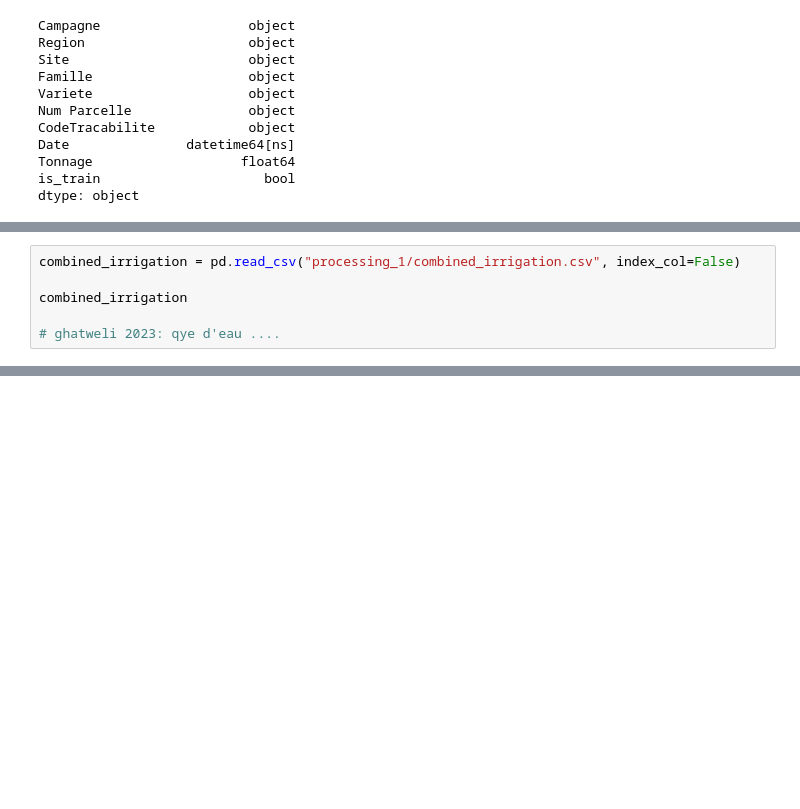
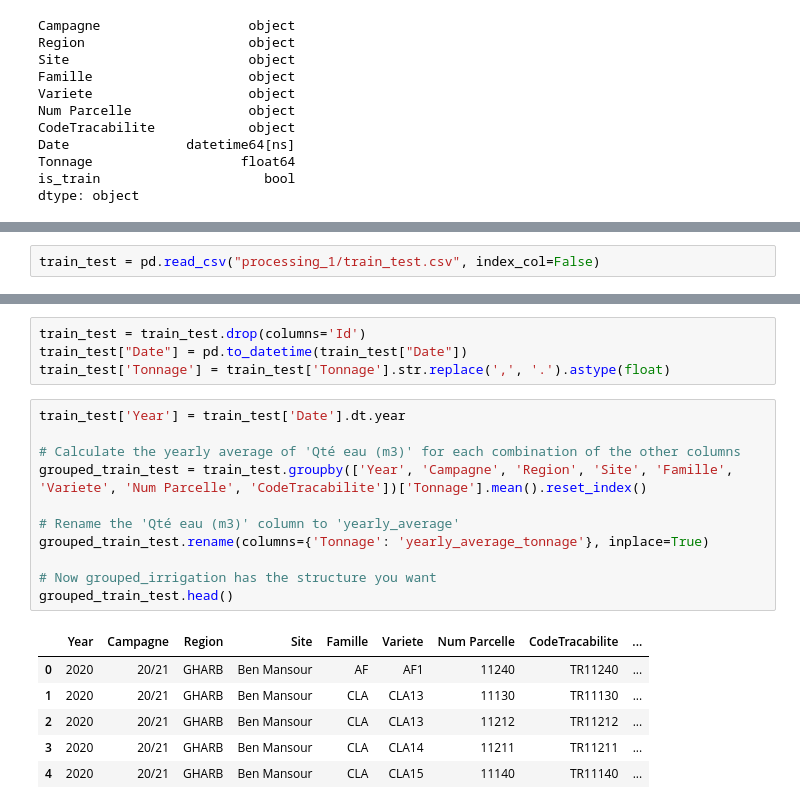
Before and after one commit to Yassmine2020/AgrumeProdPred, a Jupyter notebook: source_code1.ipynb, the cells around one changed output, grey strips where cells are left out. Cells and saved outputs as stored; diff of their text form; blank space fills up the shorter version.

```diff
--- a/source_code1.ipynb
+++ b/source_code1.ipynb
@@ -319,6 +410,2 @@ dtype: object
 # %%
-combined_irrigation = pd.read_csv("processing_1/combined_irrigation.csv", index_col=False)
-
-combined_irrigation
-
-# ghatweli 2023: qye d'eau ....
+train_test = pd.read_csv("processing_1/train_test.csv", index_col=False)
@@ -338,0 +412,22 @@ combined_irrigation
+# %%
+train_test = train_test.drop(columns='Id')
+train_test["Date"] = pd.to_datetime(train_test["Date"])
+train_test['Tonnage'] = train_test['Tonnage'].str.replace(',', '.').astype(float)
+# %%
+train_test['Year'] = train_test['Date'].dt.year
+
+# Calculate the yearly average of 'Qté eau (m3)' for each combination of the other columns
+grouped_train_test = train_test.groupby(['Year', 'Campagne', 'Region', 'Site', 'Famille', 'Variete', 'Num Parcelle', 'CodeTracabilite'])['Tonnage'].mean().reset_index()
+
+# Rename the 'Qté eau (m3)' column to 'yearly_average'
+grouped_train_test.rename(columns={'Tonnage': 'yearly_average_tonnage'}, inplace=True)
+
+# Now grouped_irrigation has the structure you want
+grouped_train_test.head()
+# %% [output]
+|  | Year | Campagne | Region | Site | Famille | Variete | Num Parcelle | CodeTracabilite | ... |
+| 0 | 2020 | 20/21 | GHARB | Ben Mansour | AF | AF1 | 11240 | TR11240 | ... |
+| 1 | 2020 | 20/21 | GHARB | Ben Mansour | CLA | CLA13 | 11130 | TR11130 | ... |
+| 2 | 2020 | 20/21 | GHARB | Ben Mansour | CLA | CLA13 | 11212 | TR11212 | ... |
+| 3 | 2020 | 20/21 | GHARB | Ben Mansour | CLA | CLA14 | 11211 | TR11211 | ... |
+| 4 | 2020 | 20/21 | GHARB | Ben Mansour | CLA | CLA15 | 11140 | TR11140 | ... |
```
Also changed, not shown: parts of 27 cells of this notebook, 3 other files.
